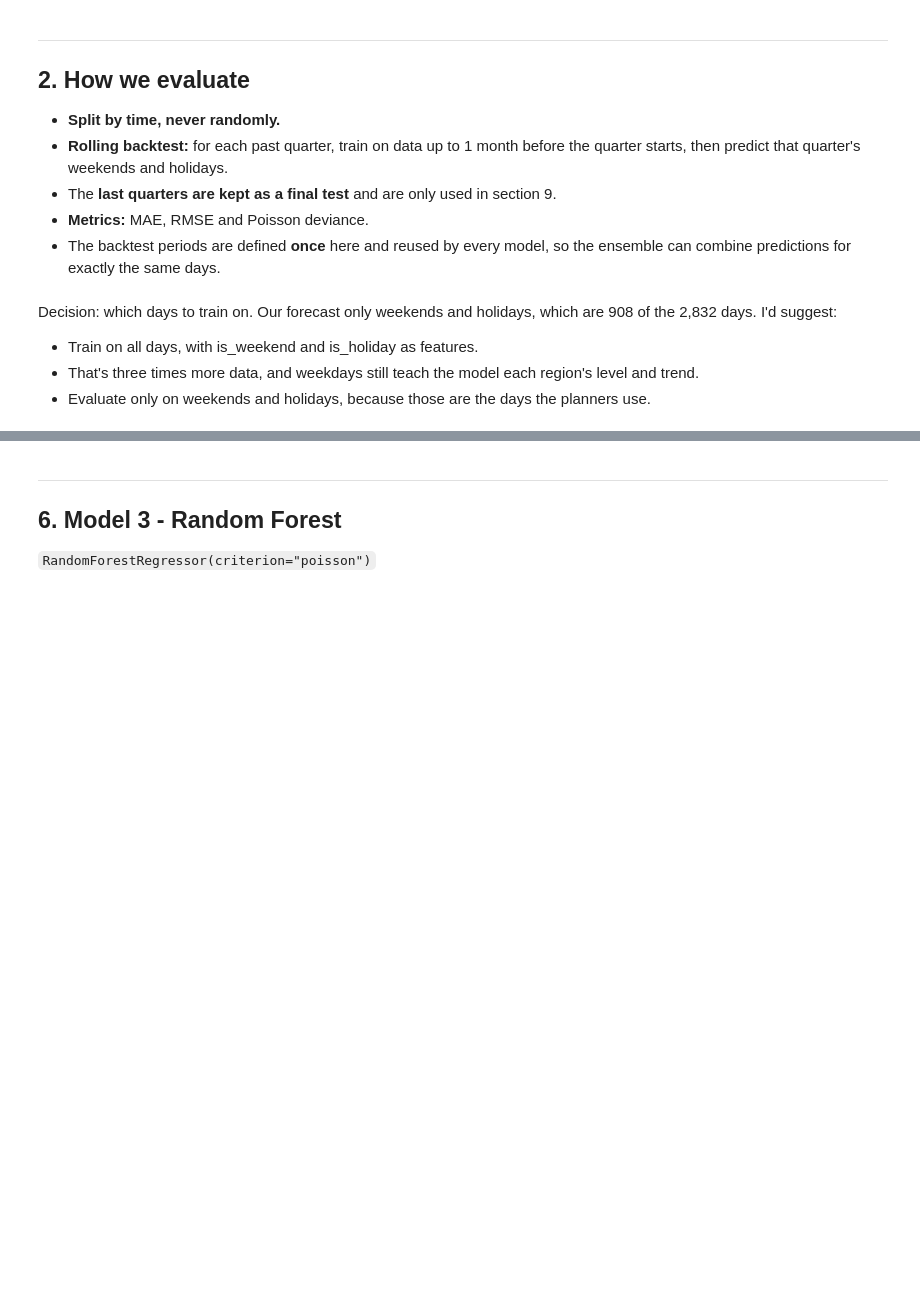
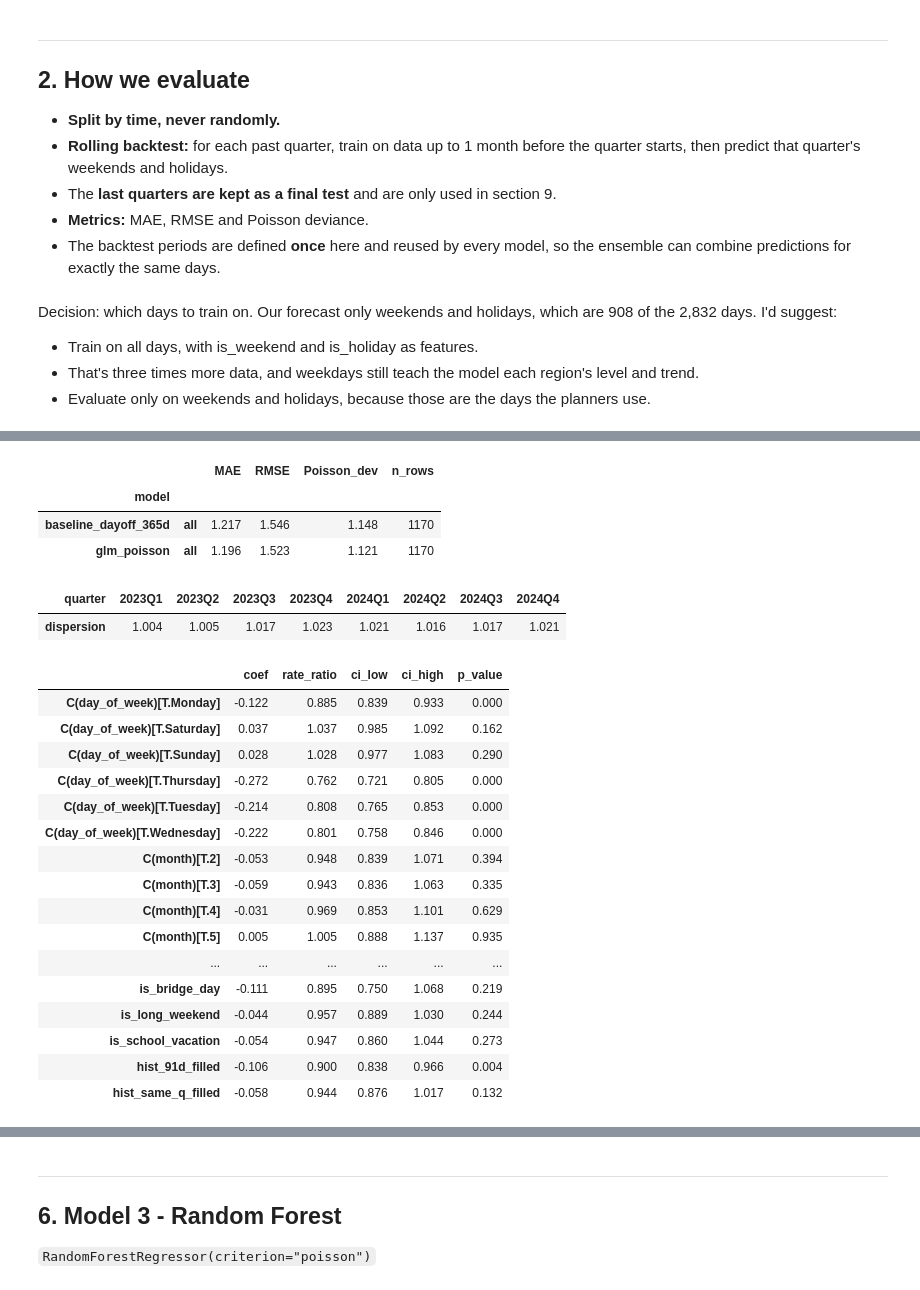
Before and after one commit to ivanya93/road_safety_machine_learning, a Jupyter notebook: notebooks/03_Modelling.ipynb, the cells around one changed output, grey strips where cells are left out. Cells and saved outputs as stored; diff of their text form; code cells hidden in the pictures; blank space fills up the shorter version.

```diff
--- a/notebooks/03_Modelling.ipynb
+++ b/notebooks/03_Modelling.ipynb
@@ -136,2 +446,61 @@ Check whether the counts are more spread out than a Poisson model allows (overdi
 # %%
-# TODO: GLM Poisson (statsmodels) on the backtest periods
+# 4.1. GLM Poisson on the backtest periods
+GLM_FORMULA = ("accidents ~ np.log(hist_avg_365d) + np.log(hist_trend) + C(day_of_week) + C(month)"
+               " + is_holiday + is_holiday_window + is_bridge_day + is_long_weekend + is_school_vacation"
+               " + hist_91d_filled + hist_same_q_filled")
+GLM_COLS = ["hist_avg_365d", "hist_trend", "day_of_week", "month", "is_holiday", "is_holiday_window",
+            "is_bridge_day", "is_long_weekend", "is_school_vacation", "hist_91d_filled", "hist_same_q_filled"]
+GLM_FITS = []   # one fitted model per validation quarter, for the checks below
+
+def fit_predict_glm(X_tr, y_tr, X_te):
+    m = smf.glm(GLM_FORMULA, data=X_tr.assign(accidents=y_tr), family=sm.families.Poisson()).fit()
+    GLM_FITS.append(m)
+    return m.predict(X_te)
+
+PREDS["glm_poisson"] = backtest(fit_predict_glm, GLM_COLS)
+score_table({k: PREDS[k] for k in ["baseline_dayoff_365d", "glm_poisson"]})
+# %% [output]
+|  |  | MAE | RMSE | Poisson_dev | n_rows |
+| model |  |  |  |  |  |
+| baseline_dayoff_365d | all | 1.217 | 1.546 | 1.148 | 1170 |
+| glm_poisson | all | 1.196 | 1.523 | 1.121 | 1170 |
+# %%
+# 4.2. Overdispersion check: Pearson chi2 / degrees of freedom, about 1 for Poisson data, clearly above 1 if overdispersed
+dispersion = pd.Series([m.pearson_chi2 / m.df_resid for m in GLM_FITS],
+                       index=periods.loc[periods["role"] == "validation", "quarter"], name="dispersion")
+dispersion.round(3).to_frame().T
+# %% [output]
+| quarter | 2023Q1 | 2023Q2 | 2023Q3 | 2023Q4 | 2024Q1 | 2024Q2 | 2024Q3 | 2024Q4 |
+| dispersion | 1.004 | 1.005 | 1.017 | 1.023 | 1.021 | 1.016 | 1.017 | 1.021 |
+# %%
+# 4.3. Coefficients of the last validation fit (trained up to 1 Sep 2024)
+# rate_ratio = exp(coef): 1.10 = 10% more accidents, 0.90 = 10% fewer.
+# For the log() terms read coef instead: 1% higher level -> coef % more accidents
+glm = GLM_FITS[-1]
+ci = glm.conf_int()
+coefs = pd.DataFrame({
+    "coef": glm.params,
+    "rate_ratio": np.exp(glm.params),
+    "ci_low": np.exp(ci[0]),
+    "ci_high": np.exp(ci[1]),
+    "p_value": glm.pvalues,
+}).drop(index="Intercept")
+coefs.round(3)
+# %% [output]
+|  | coef | rate_ratio | ci_low | ci_high | p_value |
+| C(day_of_week)[T.Monday] | -0.122 | 0.885 | 0.839 | 0.933 | 0.000 |
+| C(day_of_week)[T.Saturday] | 0.037 | 1.037 | 0.985 | 1.092 | 0.162 |
+| C(day_of_week)[T.Sunday] | 0.028 | 1.028 | 0.977 | 1.083 | 0.290 |
+| C(day_of_week)[T.Thursday] | -0.272 | 0.762 | 0.721 | 0.805 | 0.000 |
+| C(day_of_week)[T.Tuesday] | -0.214 | 0.808 | 0.765 | 0.853 | 0.000 |
+| C(day_of_week)[T.Wednesday] | -0.222 | 0.801 | 0.758 | 0.846 | 0.000 |
+| C(month)[T.2] | -0.053 | 0.948 | 0.839 | 1.071 | 0.394 |
+| C(month)[T.3] | -0.059 | 0.943 | 0.836 | 1.063 | 0.335 |
+| C(month)[T.4] | -0.031 | 0.969 | 0.853 | 1.101 | 0.629 |
+| C(month)[T.5] | 0.005 | 1.005 | 0.888 | 1.137 | 0.935 |
+| ... | ... | ... | ... | ... | ... |
+| is_bridge_day | -0.111 | 0.895 | 0.750 | 1.068 | 0.219 |
+| is_long_weekend | -0.044 | 0.957 | 0.889 | 1.030 | 0.244 |
+| is_school_vacation | -0.054 | 0.947 | 0.860 | 1.044 | 0.273 |
+| hist_91d_filled | -0.106 | 0.900 | 0.838 | 0.966 | 0.004 |
+| hist_same_q_filled | -0.058 | 0.944 | 0.876 | 1.017 | 0.132 |
```
Also changed, not shown: parts of 30 cells of this notebook.
